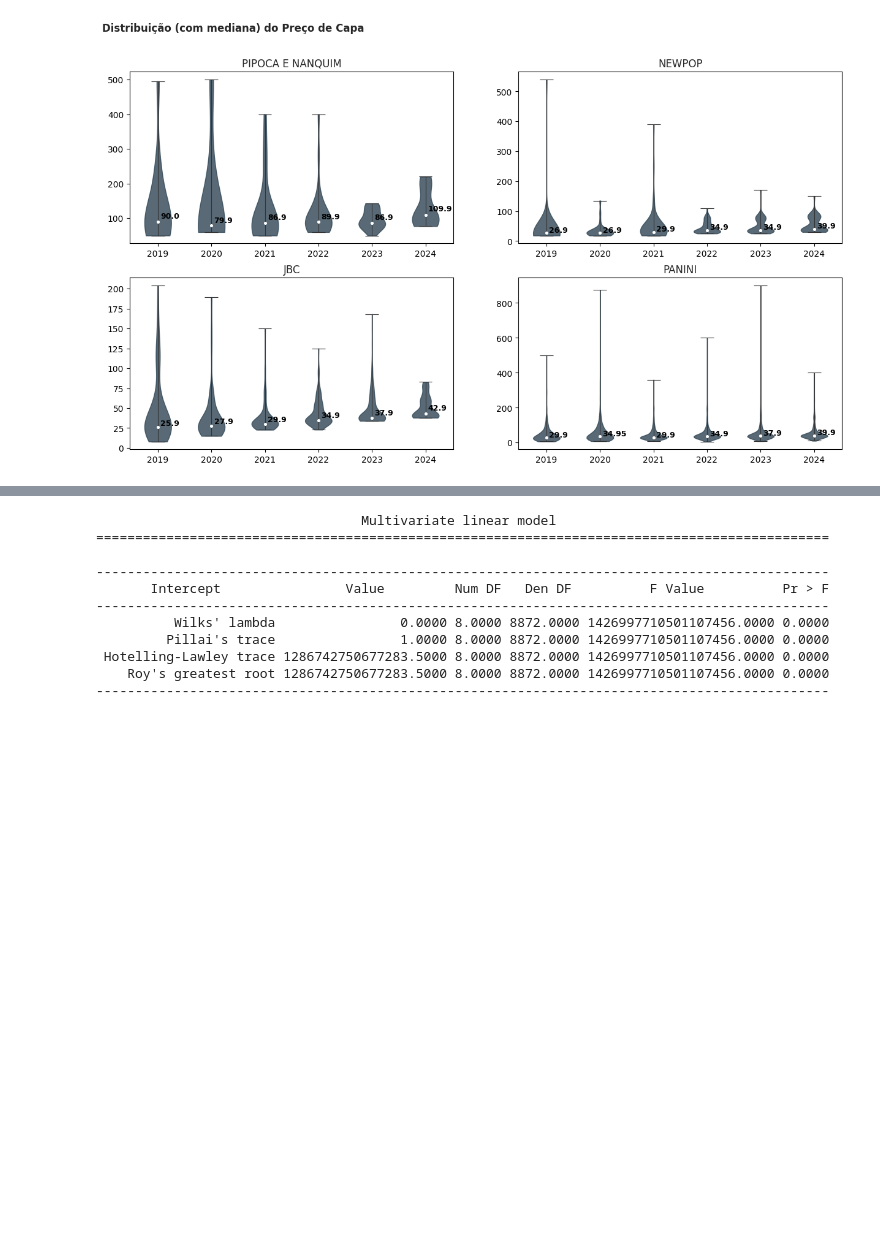
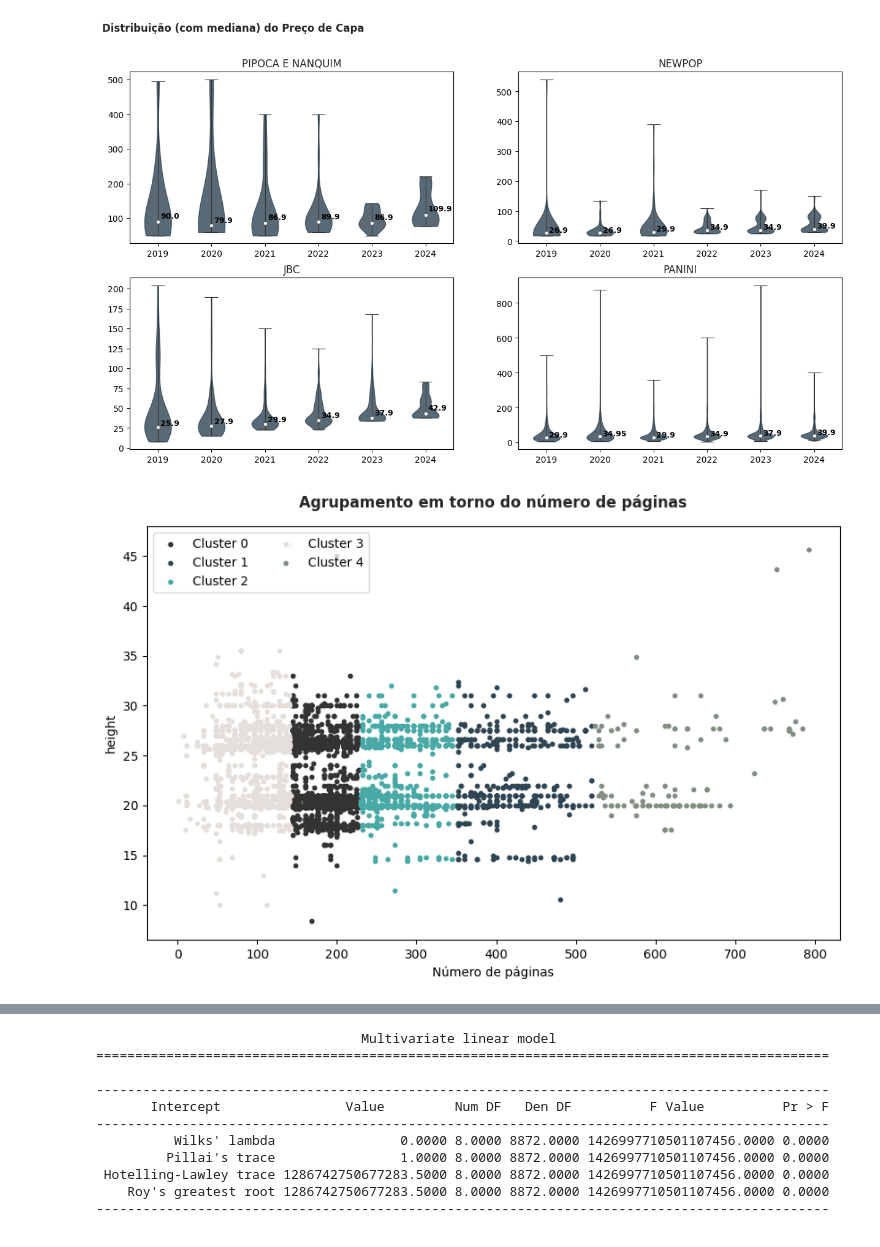
Before and after one commit to BrunoSantosPK/some_analysis, a Jupyter notebook: notebooks/analysis_hq_prices.ipynb, the cells around one changed output, grey strips where cells are left out. Saved outputs shown, nothing was run; the diff lists cells and outputs as text; code cells hidden in the pictures; blank space fills up the shorter version.

```diff
--- a/notebooks/analysis_hq_prices.ipynb
+++ b/notebooks/analysis_hq_prices.ipynb
@@ -12,7 +13,7 @@ BASE_PATH = os.path.dirname(os.getcwd())
 É possível fazer um apanhado do preço do papel a partir deste [site](https://www.cepea.esalq.usp.br/br/categoria/florestal.aspx), contudo é um trabalho braçal reunir todas as informações necessárias.
 # %%
 # Carrega dataset com preços
-dataset = pd.read_csv(f"{BASE_PATH}/data/hqs/prices_dataset.csv", sep="\t")
+dataset = pd.read_csv(f"{BASE_PATH}/data/hqs/datasets/volumes.csv", sep="\t")
 
 # Remove as editoras internacionais
 dataset = dataset[(dataset.publisher != "VIZ MEDIA LLC") & (dataset.publisher != "VIZ MEDIA")]
@@ -59,6 +60,9 @@ dataset = dataset.loc[(dataset.pages < 800)]\
 
 # Extrai o ano de lançamento
 dataset["release_year"] = dataset.release_date.apply(lambda x: int(x.split("-")[0]))
+
+# Remove anomalias de tamanho
+dataset = dataset.loc[dataset["height"] < 60]
 # %% [markdown]
 ## Distribuição
 
@@ -174,3 +178,31 @@ for publisher, axs in zip(publishers, axes):
 plt.show()
 # %% [output]
 [figure]
+# %%
+# Criação dos clusters
+n_clusters = 5
+columns = ["pages", "height"]
+colors = ["#333333", "#2F4554", "#48A9A6", "#E4DFDA", "#838E83", "#D4B483"]
+clustering = KMeans(n_clusters=n_clusters, init="k-means++")
+
+clustering.fit(dataset[columns].values)
+dataset["len_cluster"] = clustering.predict(dataset[columns].values)
+
+# Visualização gráfica dos dados
+plt.figure(figsize=(10, 6))
+ax = plt.subplot(111)
+
+for i in range(0, n_clusters):
+    subset = dataset.loc[dataset.len_cluster == i]
+    x = subset[columns[0]].values
+    y = subset[columns[1]].values
+    ax.scatter(x, y, s=10, c=colors[i], label=f"Cluster {i}")
+
+    ax.set_xlabel("Número de páginas")
+    ax.set_ylabel(columns[1])
+
+ax.legend(loc="upper left", ncols=n_clusters // 2)
+ax.set_title("Agrupamento em torno do número de páginas", color="#272727", fontdict={"fontweight": 800}, loc="center", pad=15)
+plt.show()
+# %% [output]
+[figure, added]
```
Also changed, not shown: parts of 6 cells of this notebook, 5 other files.
